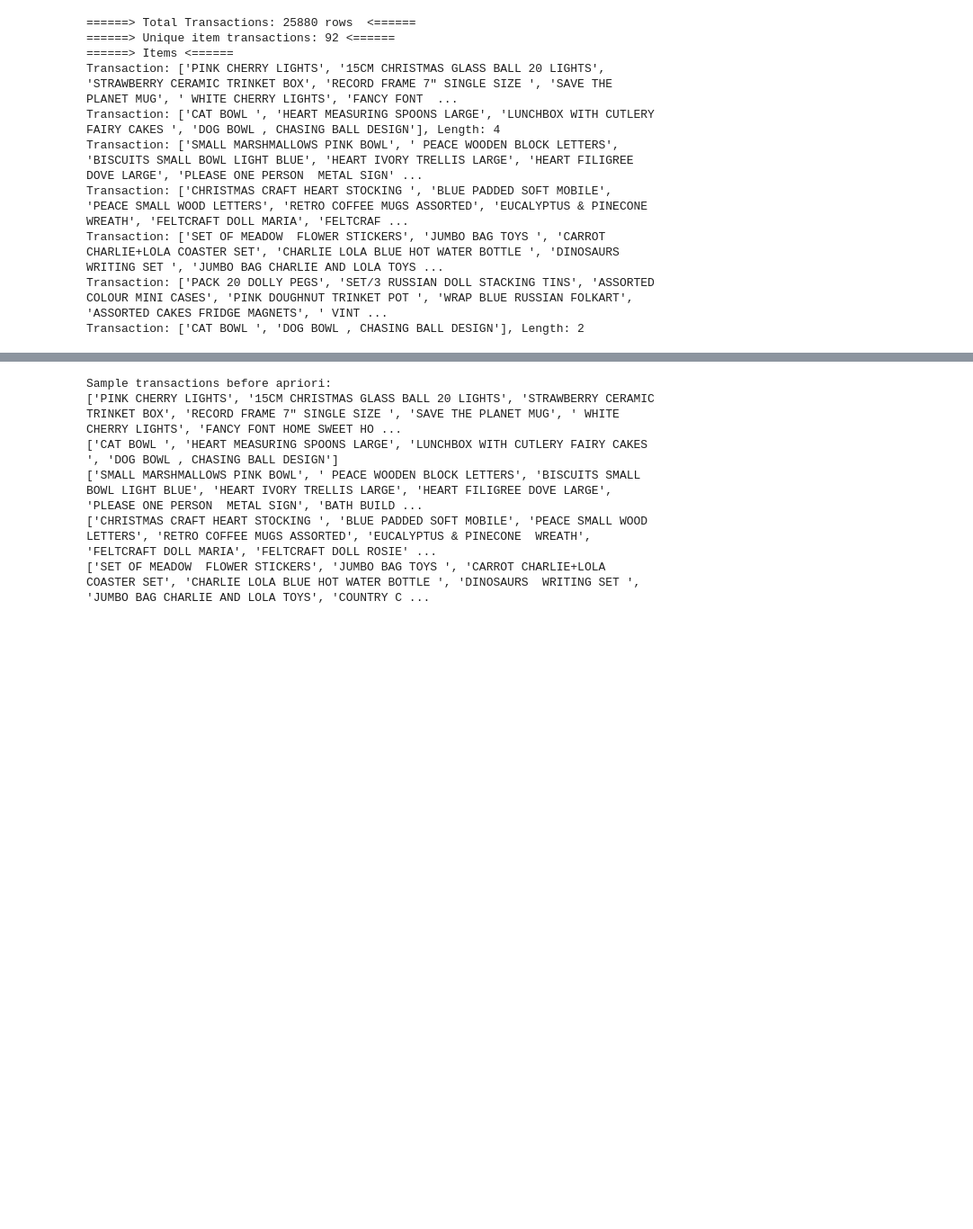
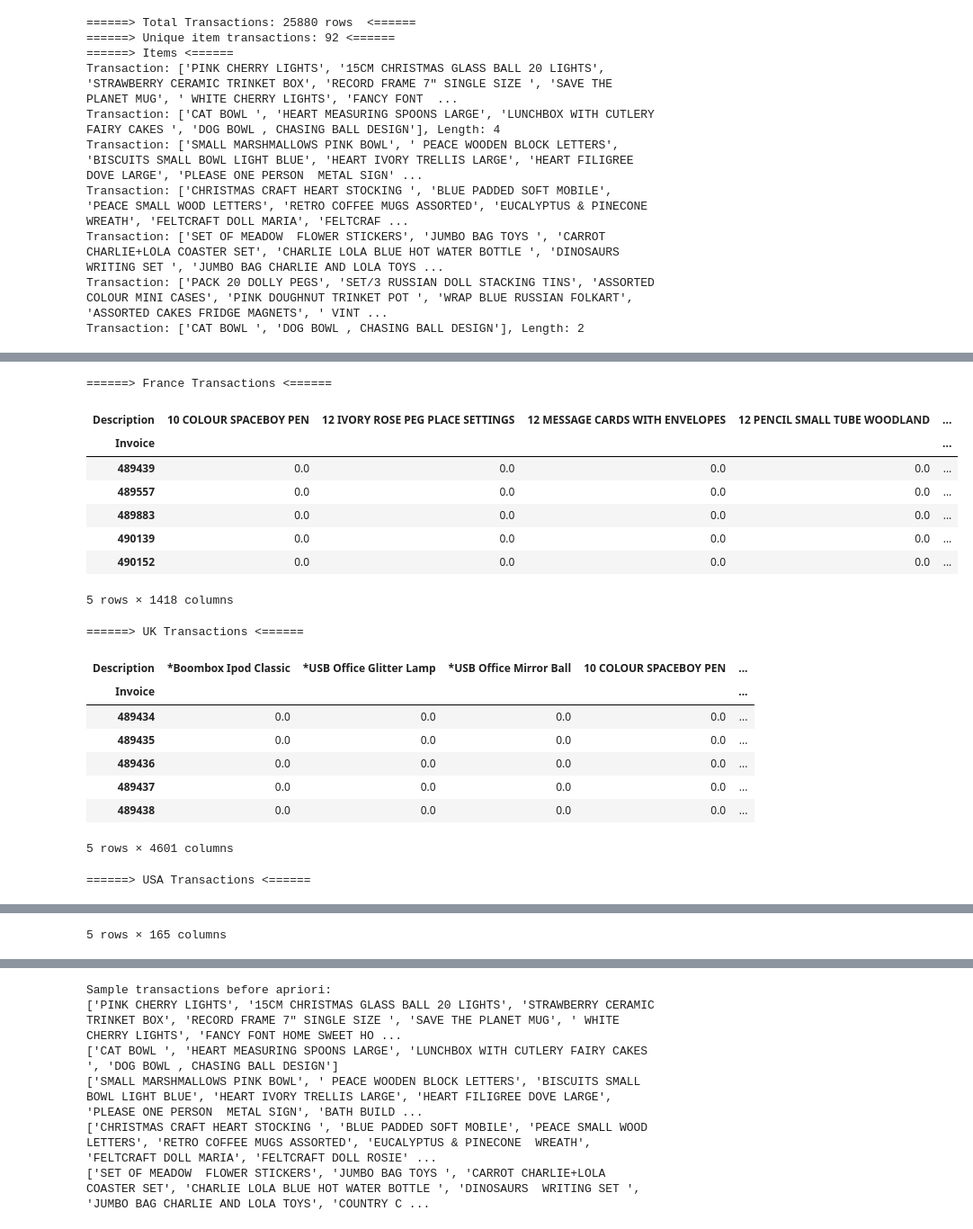
Before and after one commit to JackyDOM/idm_Apriori_Alogrithm, a Jupyter notebook: AprioriAssigment.ipynb, the cells around one changed output, grey strips where cells are left out. Shown: that part at 90% size. Saved outputs shown, nothing was run; the diff lists cells and outputs as text; code cells hidden in the pictures; blank space fills up the shorter version.

```diff
--- a/AprioriAssigment.ipynb
+++ b/AprioriAssigment.ipynb
@@ -109,0 +154,46 @@ print("======> Binary Matrix <====== \n" , binary_matrix.astype(int))
+# %%
+# Create baskets for France, UK, and USA based on the selected countries
+basket_France = (df_filtered[df_filtered['Country'] == "France"]
+                 .groupby(['Invoice', 'Description'])['Quantity']
+                 .sum().unstack().reset_index().fillna(0)
+                 .set_index('Invoice'))
+
+basket_UK = (df_filtered[df_filtered['Country'] == "United Kingdom"]
+             .groupby(['Invoice', 'Description'])['Quantity']
+             .sum().unstack().reset_index().fillna(0)
+             .set_index('Invoice'))
+
+basket_USA = (df_filtered[df_filtered['Country'] == "USA"]
+              .groupby(['Invoice', 'Description'])['Quantity']
+              .sum().unstack().reset_index().fillna(0)
+              .set_index('Invoice'))
+
+# Show baskets for each country
+print("======> France Transactions <======")
+display(basket_France.head())
+
+print("======> UK Transactions <======")
+display(basket_UK.head())
+
+print("======> USA Transactions <======")
+display(basket_USA.head())
+# %% [output]
+======> France Transactions <======
+| Description | 10 COLOUR SPACEBOY PEN | 12 IVORY ROSE PEG PLACE SETTINGS | 12 MESSAGE CARDS WITH ENVELOPES | 12 PENCIL SMALL TUBE WOODLAND | ... |
+| Invoice |  |  |  |  | ... |
+| 489439 | 0.0 | 0.0 | 0.0 | 0.0 | ... |
+| 489557 | 0.0 | 0.0 | 0.0 | 0.0 | ... |
+| 489883 | 0.0 | 0.0 | 0.0 | 0.0 | ... |
+| 490139 | 0.0 | 0.0 | 0.0 | 0.0 | ... |
+| 490152 | 0.0 | 0.0 | 0.0 | 0.0 | ... |
+5 rows × 1418 columns
+======> UK Transactions <======
+| Description | *Boombox Ipod Classic | *USB Office Glitter Lamp | *USB Office Mirror Ball | 10 COLOUR SPACEBOY PEN | ... |
+| Invoice |  |  |  |  | ... |
+| 489434 | 0.0 | 0.0 | 0.0 | 0.0 | ... |
+| 489435 | 0.0 | 0.0 | 0.0 | 0.0 | ... |
+| 489436 | 0.0 | 0.0 | 0.0 | 0.0 | ... |
+| 489437 | 0.0 | 0.0 | 0.0 | 0.0 | ... |
+| 489438 | 0.0 | 0.0 | 0.0 | 0.0 | ... |
+5 rows × 4601 columns
+======> USA Transactions <======
@@ -109,0 +207 @@ print("======> Binary Matrix <====== \n" , binary_matrix.astype(int))
+5 rows × 165 columns
```
Also changed, not shown: parts of 12 cells of this notebook.
